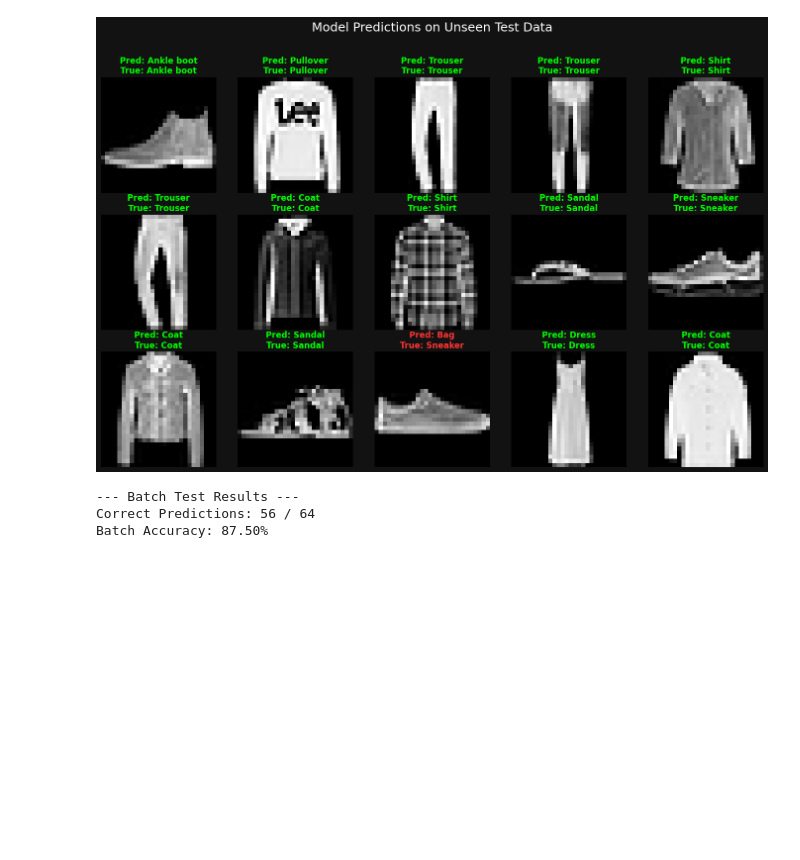
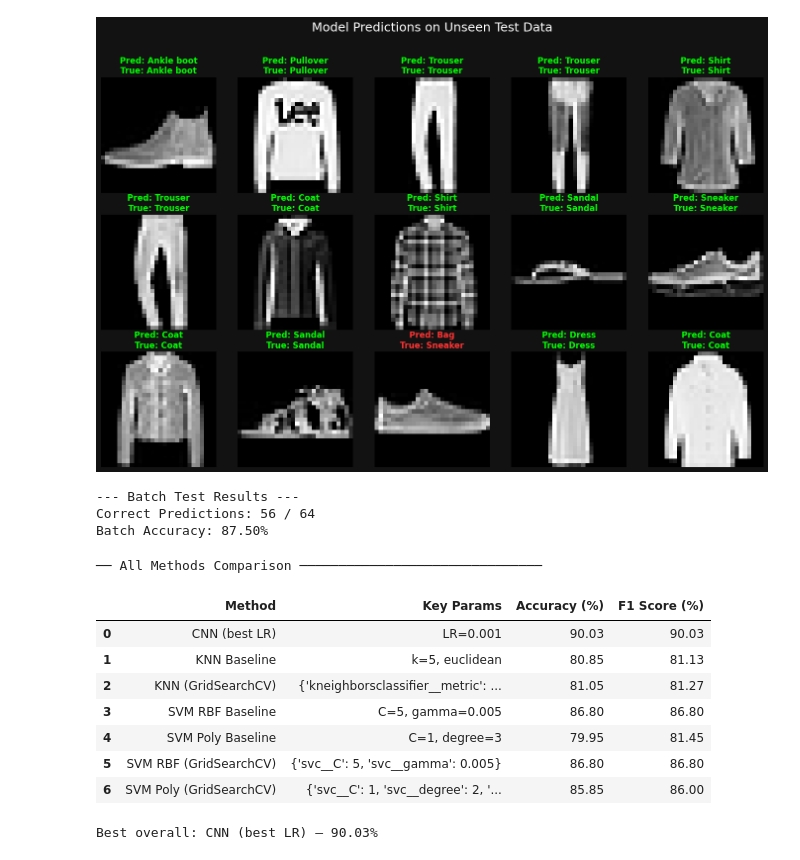
Before and after one commit to Norah-444/Machine-Learning-Project, a Jupyter notebook: IT461-2.ipynb, the cells around one changed output. Drawn from its saved outputs; the diff is of its cells as text; code cells hidden in the pictures; blank space fills up the shorter version.

```diff
--- a/IT461-2.ipynb
+++ b/IT461-2.ipynb
@@ -294,3 +612,65 @@ test_and_visualize(best_model, val_loader)
 --- Batch Test Results ---
 Correct Predictions: 56 / 64
 Batch Accuracy: 87.50%
+# %%
+# ==========================================
+# 5. SUMMARY — ALL METHODS COMPARISON
+# ==========================================
+
+best_cnn_acc = max(r['Final_Accuracy'] for r in tuning_results)
+best_cnn_lr  = max(tuning_results, key=lambda r: r['Final_Accuracy'])['LR']
+
+summary = pd.DataFrame({
+    "Method": [
+        "CNN (best LR)",
+        "KNN Baseline",
+        "KNN (GridSearchCV)",
+        "SVM RBF Baseline",
+        "SVM Poly Baseline",
+        "SVM RBF (GridSearchCV)",
+        "SVM Poly (GridSearchCV)",
+    ],
+    "Key Params": [
+        f"LR={best_cnn_lr}",
+        "k=5, euclidean",
+        str(grid_knn.best_params_),
+        "C=5, gamma=0.005",
+        "C=1, degree=3",
+        str(grid_rbf.best_params_),
+        str(grid_poly.best_params_),
+    ],
+    "Accuracy (%)": [
+        round(best_cnn_acc*100, 2),
+        round(knn_base_acc*100, 2),
+        round(best_knn_acc*100, 2),
+        round(rbf_base_acc*100, 2),
+        round(poly_base_acc*100, 2),
+        round(best_rbf_acc*100, 2),
+        round(best_poly_acc*100, 2),
+    ],
+    "F1 Score (%)": [
+        round(best_cnn_acc*100, 2),
+        round(knn_base_f1*100,  2),
+        round(best_knn_f1*100,  2),
+        round(rbf_base_f1*100,  2),
+        round(poly_base_f1*100, 2),
+        round(best_rbf_f1*100,  2),
+        round(best_poly_f1*100, 2),
+    ]
+})
+
+print("── All Methods Comparison ───────────────────────────────")
+display(summary)
+best_idx = summary["Accuracy (%)"].idxmax()
+print(f"\nBest overall: {summary.loc[best_idx, 'Method']} — {summary.loc[best_idx, 'Accuracy (%)']}%")
+# %% [output]
+── All Methods Comparison ───────────────────────────────
+|  | Method | Key Params | Accuracy (%) | F1 Score (%) |
+| 0 | CNN (best LR) | LR=0.001 | 90.03 | 90.03 |
+| 1 | KNN Baseline | k=5, euclidean | 80.85 | 81.13 |
+| 2 | KNN (GridSearchCV) | {'kneighborsclassifier__metric': ... | 81.05 | 81.27 |
+| 3 | SVM RBF Baseline | C=5, gamma=0.005 | 86.80 | 86.80 |
+| 4 | SVM Poly Baseline | C=1, degree=3 | 79.95 | 81.45 |
+| 5 | SVM RBF (GridSearchCV) | {'svc__C': 5, 'svc__gamma': 0.005} | 86.80 | 86.80 |
+| 6 | SVM Poly (GridSearchCV) | {'svc__C': 1, 'svc__degree': 2, '... | 85.85 | 86.00 |
+Best overall: CNN (best LR) — 90.03%
```
Also changed, not shown: parts of 6 cells of this notebook.
